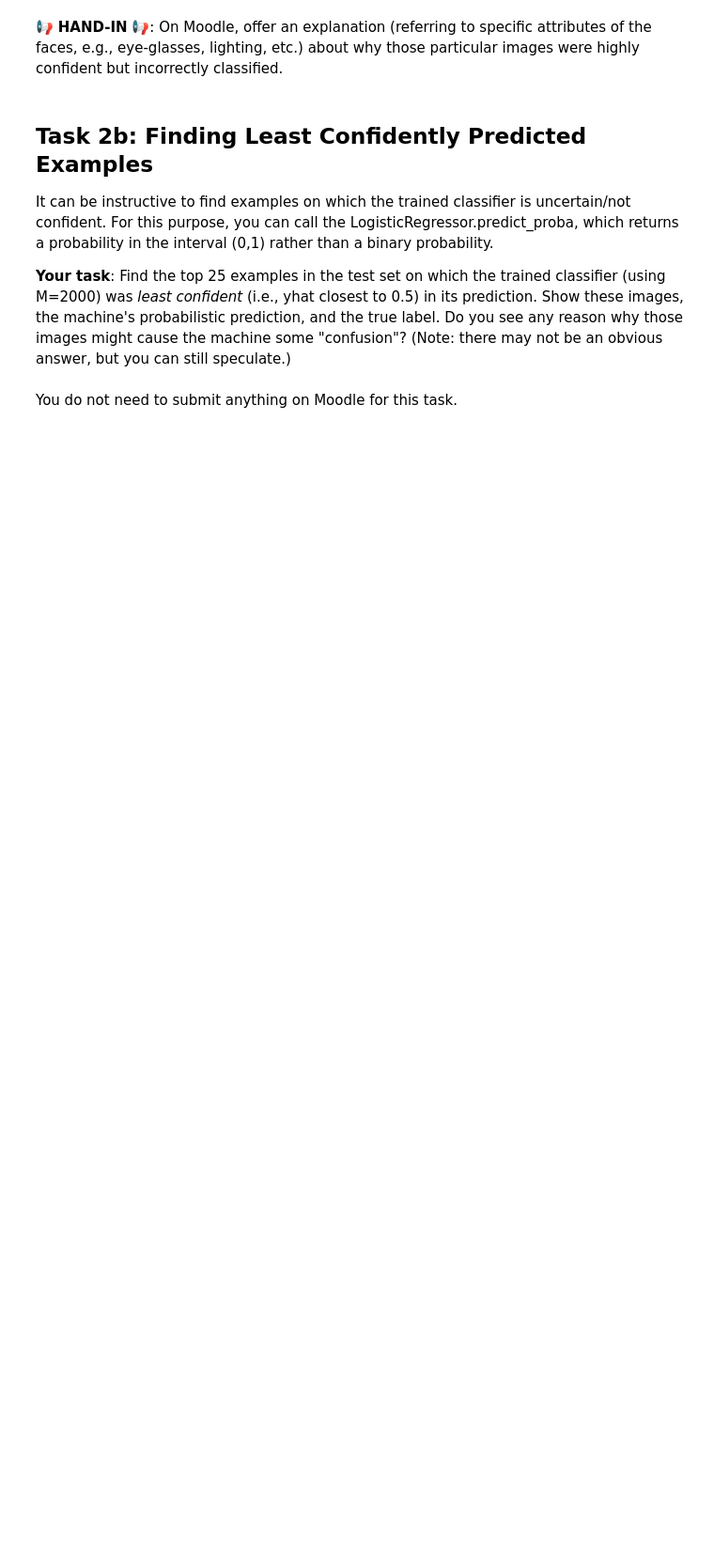
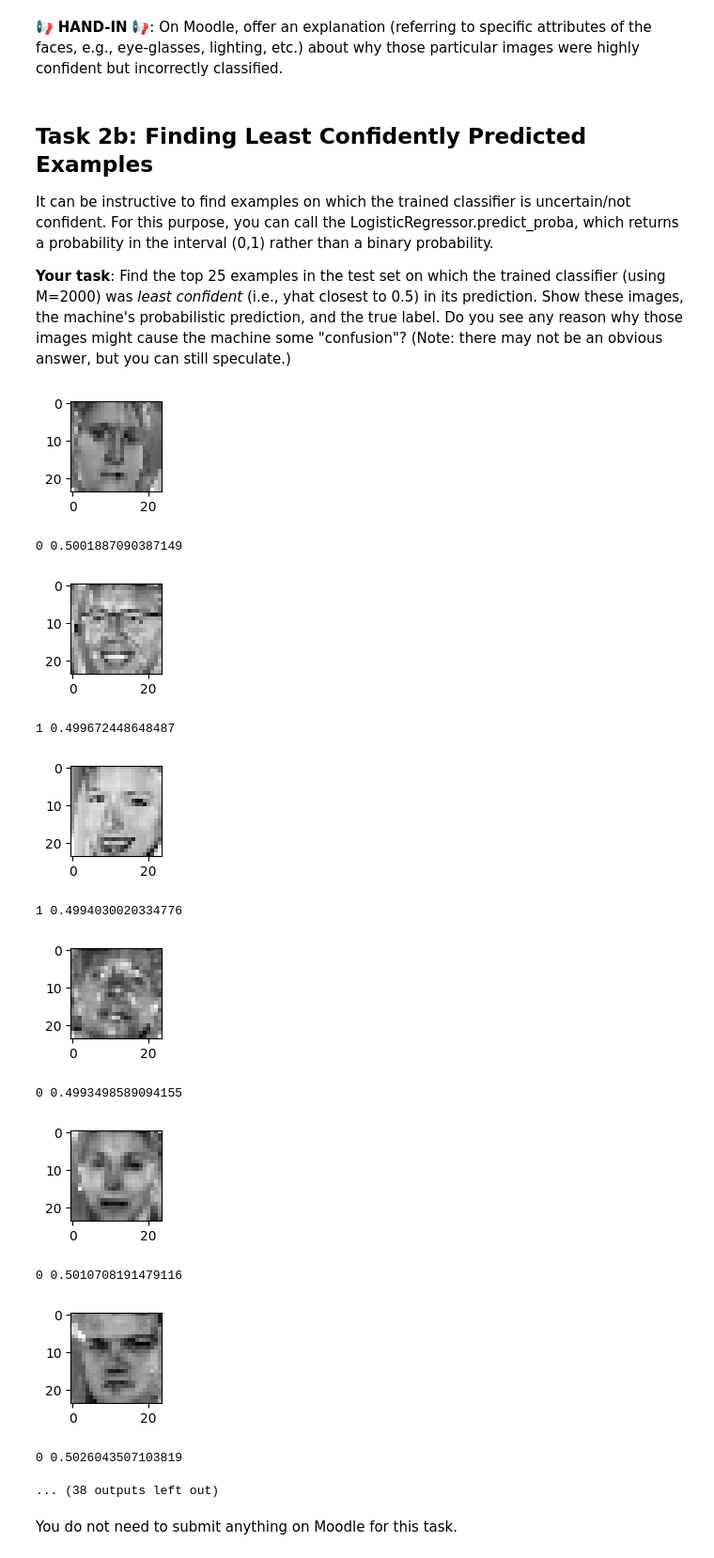
Before and after one commit to bjoern555/adventOfCode24, a Jupyter notebook: L04_Logistic_Regression_LAB_ASSIGNMENT.ipynb, the cells around one changed output. Shown at 94% size. Drawn from its saved outputs; the diff is of its cells as text; code cells hidden in the pictures; blank space fills up the shorter version.

```diff
--- a/L04_Logistic_Regression_LAB_ASSIGNMENT.ipynb
+++ b/L04_Logistic_Regression_LAB_ASSIGNMENT.ipynb
@@ -183,6 +183,18 @@ show(idxs)
 print("Negative")
 # TODO: find the top 25 least worst mistakes for the negative examples
 # show(idxs) TODO
+
+idxs = np.array(25*[0])
+for i in range(25):
+  min_value = 2
+  minIndex = 0
+  for index in range(len(yhat)):
+    if yhat[index] < min_value and testingLabels[index] == 1 and index not in idxs:
+      min_value = yhat[index]
+      minIndex = index
+  idxs[i] = minIndex
+
+show(idxs)
 # %% [output]
 Positive
 [figure]
@@ -211,3 +221,30 @@ Find the top 25 examples in the test set on which the trained classifier (using
+# %%
+# TODO: find 25 least confidently predicted examples
+idxs = np.array(25*[0])
+for i in range(25):
+  medium_value = 2
+  mediumIndex = 0
+  for index in range(len(yhat)):
+    if np.abs(yhat[index] - 0.5) < np.abs(medium_value - 0.5) and index not in idxs:
+      medium_value = yhat[index]
+      mediumIndex = index
+  idxs[i] = mediumIndex
+
+show(idxs)
+# %% [output]
+[figure, added]
+0 0.5001887090387149
+[figure, added]
+1 0.499672448648487
+[figure, added]
+1 0.4994030020334776
+[figure, added]
+0 0.4993498589094155
+[figure, added]
+0 0.5010708191479116
+[figure, added]
+0 0.5026043507103819
+... (38 outputs left out)
 # %% [markdown]
 You do not need to submit anything on Moodle for this task.
 # %% [markdown]
```
Also changed, not shown: parts of 3 cells of this notebook.
